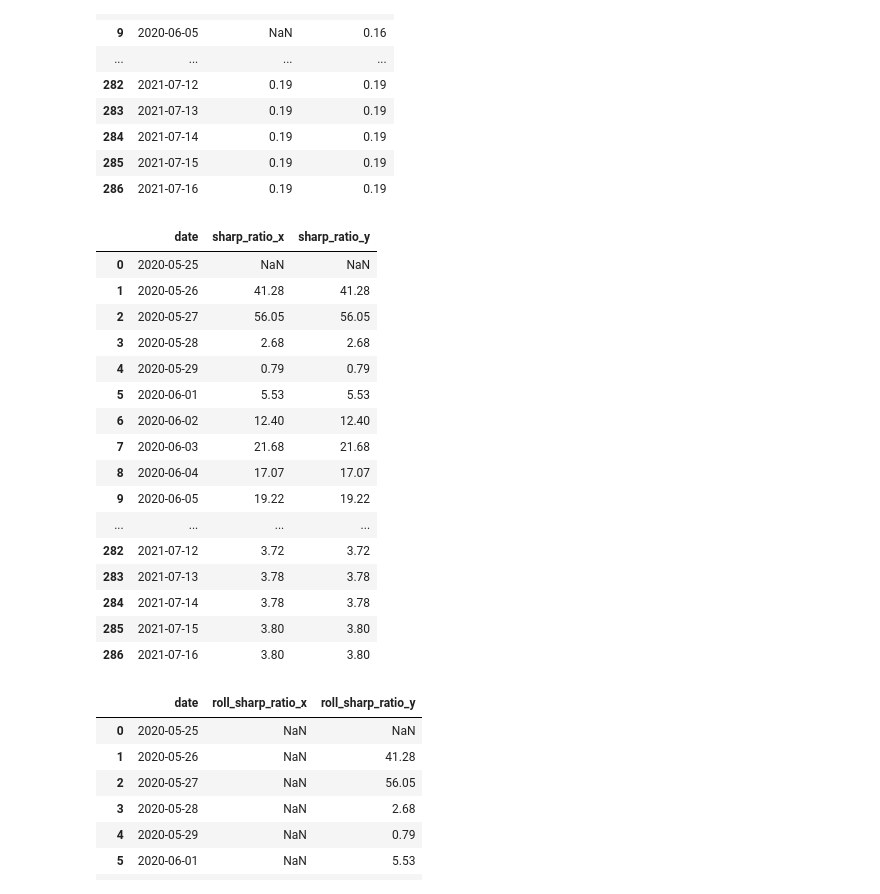
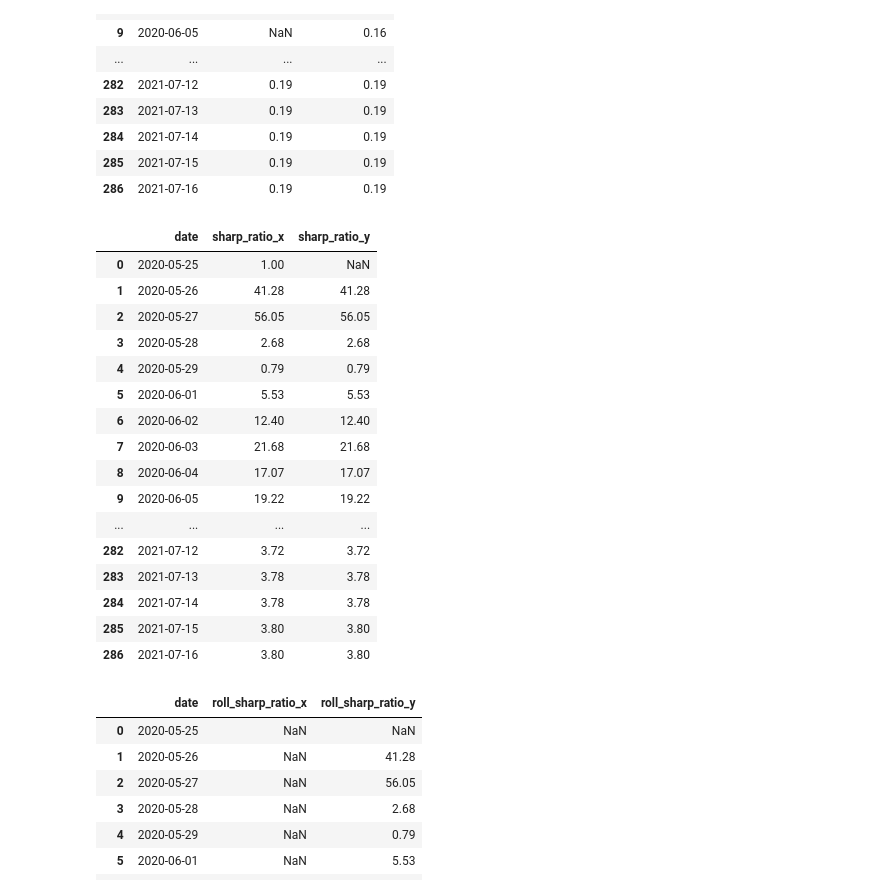
Before and after one commit to ajcltm/BackTesting, a Jupyter notebook: quality_value(7.18).ipynb, the cells around one changed output. Cells and saved outputs as stored; diff of their text form; code cells hidden in the pictures.

```diff
--- a/quality_value(7.18).ipynb
+++ b/quality_value(7.18).ipynb
@@ -395,14 +395,14 @@ reduce(lambda x,y: pd.merge(x, y, how='outer', on='date'), empty_space)
 | 286 | 2021-07-16 | 0.19 | 0.19 |
 # %%
 empty_space = []
-annualized_return=step_1['annualized_return'].apply(lambda x : 0e-50 if x ==0 else x)
-step_1 = step_1.assign(sharp_ratio = annualized_return/step_1['volatility'])
+volatility=step_1['volatility'].apply(lambda x : 1e-50 if x ==0 else x)
+step_1 = step_1.assign(sharp_ratio = annualized_return/volatility)
 empty_space.append(step_1[['date','sharp_ratio']])
 empty_space.append(result[['date','sharp_ratio']])
 reduce(lambda x,y: pd.merge(x, y, how='outer', on='date'), empty_space)
 # %% [output]
 |  | date | sharp_ratio_x | sharp_ratio_y |
-| 0 | 2020-05-25 | NaN | NaN |
+| 0 | 2020-05-25 | 1.00 | NaN |
 | 1 | 2020-05-26 | 41.28 | 41.28 |
 | 2 | 2020-05-27 | 56.05 | 56.05 |
 | 3 | 2020-05-28 | 2.68 | 2.68 |
```
Also changed, not shown: parts of 12 cells of this notebook.
